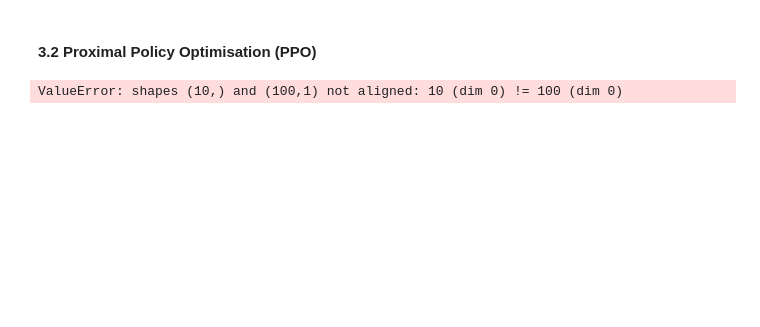
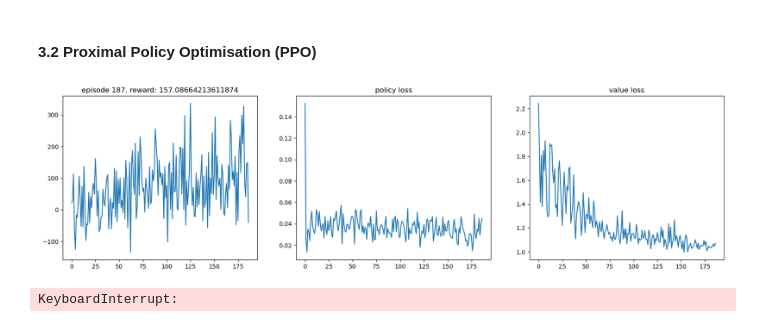
Before and after one commit to quintengeerts2000/MasterThesis-DRL_applications_to_stat_arb, a Jupyter notebook: monte_carlo_simulators/OU_stoch_control.ipynb, the cells around one changed output. Saved outputs shown, nothing was run; the diff lists cells and outputs as text; code cells hidden in the pictures; blank space fills up the shorter version.

```diff
--- a/monte_carlo_simulators/OU_stoch_control.ipynb
+++ b/monte_carlo_simulators/OU_stoch_control.ipynb
@@ -392,7 +401,7 @@ PPO_STEPS = 5
 PPO_CLIP = 0.2
 
 INPUT_DIM  = N#2 * N + 1# first N input values is X_t and the next is pi_t
-HIDDEN_DIM = 50
+HIDDEN_DIM = 150
 OUTPUT_DIM_ACTOR = N
 OUTPUT_DIM_CRITIC = 1
 
@@ -404,31 +413,32 @@ test_rewards = []
 process = ornstein_uhlenbeck_process(theta,mu,sigma,delta_t)
 train_env = TradingEnvironment(process,T,r,p)
 train_env.eval()
 eval_env = TradingEnvironment(process,T,r,p)
 eval_env.eval()
 
 # init agent
 actor = PolicyModel(INPUT_DIM, HIDDEN_DIM, OUTPUT_DIM_ACTOR)
 critic = ValueModel(INPUT_DIM, HIDDEN_DIM, OUTPUT_DIM_CRITIC)
 agent = ActorCritic(actor, critic)
 agent.apply(init_weights)
 optimizer = optim.Adam(agent.parameters(), lr = LEARNING_RATE)
 
 for episode in range(1, MAX_EPISODES+1):
 
     policy_loss, value_loss, train_reward = train_ppo(train_env, agent, optimizer, DISCOUNT_FACTOR, PPO_STEPS, PPO_CLIP)
 
     test_reward = evaluate(eval_env, agent)
 
     train_rewards.append(train_reward)
     test_rewards.append(test_reward)
     policy_losses.append(policy_loss)
     value_losses.append(value_loss)
 
 
     mean_train_rewards = np.mean(train_rewards[-N_TRIALS:])
     mean_test_rewards = np.mean(test_rewards[-N_TRIALS:])
 
     plot(episode, test_rewards, policy_losses, value_losses)
 # %% [output]
+[figure, added]
-ValueError: shapes (10,) and (100,1) not aligned: 10 (dim 0) != 100 (dim 0)
+KeyboardInterrupt:
```
Also changed, not shown: parts of 9 cells of this notebook, 1 other file.
